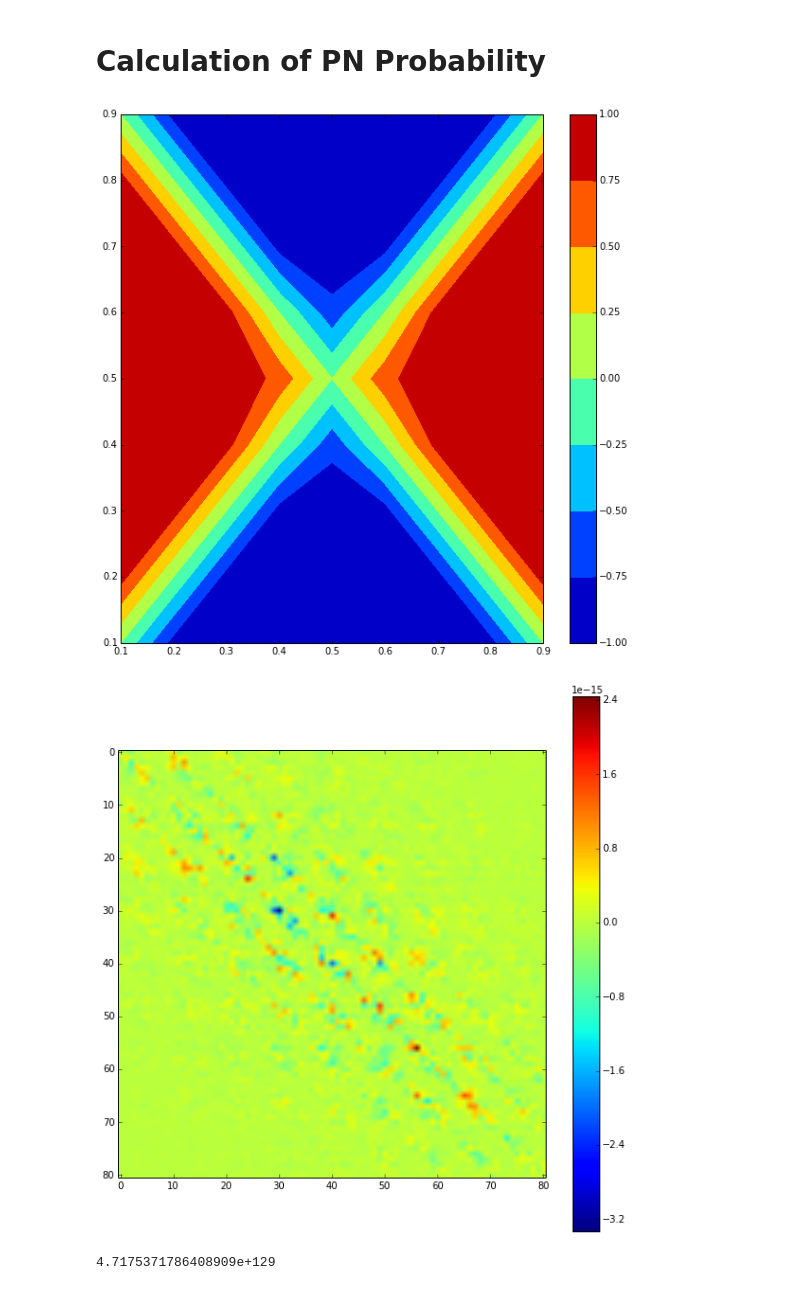
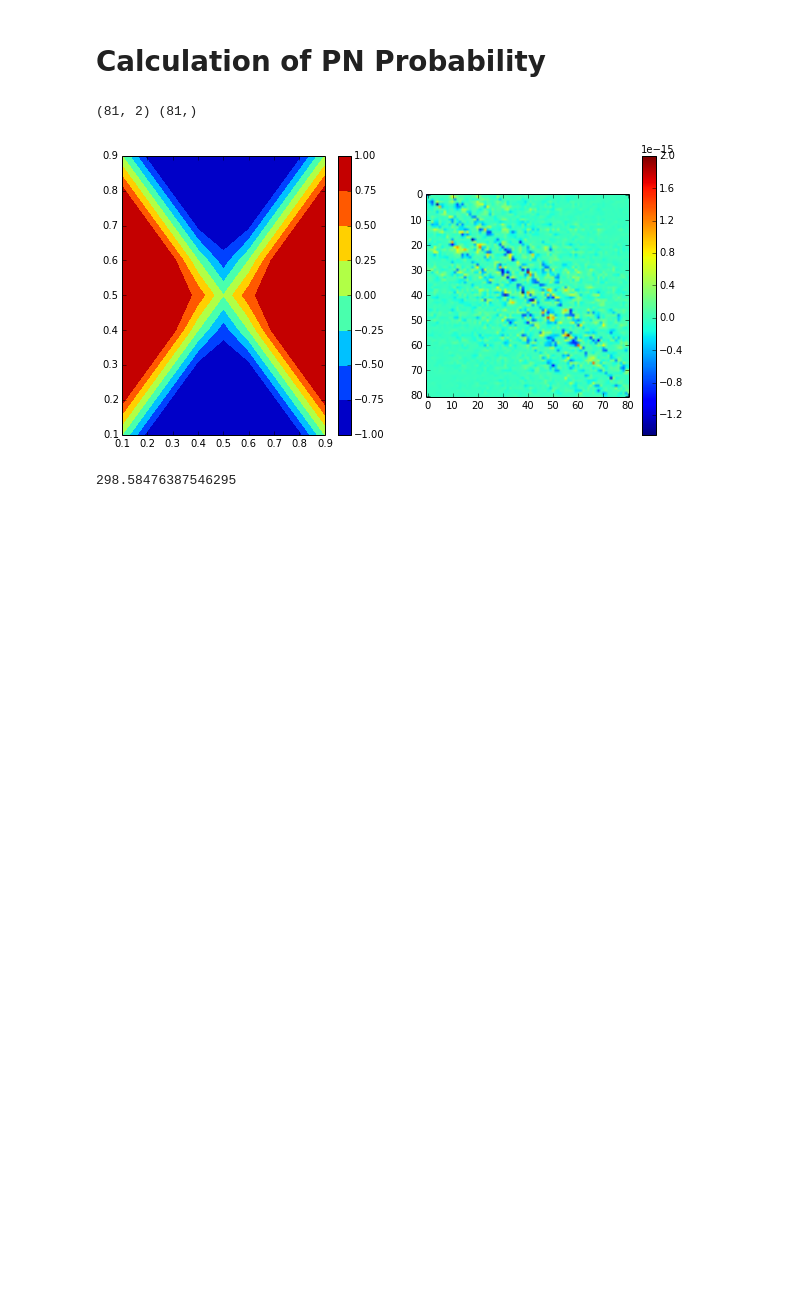
Before and after one commit to jcockayne/bayesian_pdes, a Jupyter notebook: notebooks/Allen-Cahn.ipynb, the cells around one changed output. Cells and saved outputs as stored; diff of their text form; code cells hidden in the pictures; blank space fills up the shorter version.

Commit message:
Work on speeding up the collocation code (order of magnitude improvement!). Illustrate samples of the mean function when sampling z.

```diff
--- a/notebooks/Allen-Cahn.ipynb
+++ b/notebooks/Allen-Cahn.ipynb
@@ -229,0 +259,3 @@ INFO:UFL:Adjusting missing element domain to <Domain built from <triangle cell i
+# %%
+delta = 0.04
+solutions = find_solutions(delta, 100, max_solutions=3, stop_on_divergence=True, plot_solutions=False)
@@ -230,5 +264,5 @@ INFO:UFL:Adjusting missing element domain to <Domain built from <triangle cell i
 # %%
-z = compute_latent(collocate_interior, 0.04, solutions)
+z = compute_latent(collocate_interior, delta, solutions)
 # %%
 def collocate_latent(z, delta):
     obs = [
@@ -237,10 +271,10 @@ def collocate_latent(z, delta):
         (collocate_boundary, boundary_obs)
     ]
 
-    #ops_subs = substitute(ops, {d: delta})
-    #ops_bar_subs = substitute(ops_bar, {d: delta})
-    ops_subs = ops
-    ops_bar_subs = ops_bar
+    ops_subs = substitute(ops, {d: delta})
+    ops_bar_subs = substitute(ops_bar, {d: delta})
+    #ops_subs = ops
+    #ops_bar_subs = ops_bar
 
     posterior = bayesian_pdes.collocate(ops_subs, ops_bar_subs, k, symbols, obs)
 
@@ -297,9 +340,7 @@ sample_latent(test, n_samples=4)
 # %% [markdown]
 # Calculation of PN Probability
 # %%
-
-
-def p_pn(true_obs, posterior, sigma, debug=False, plot=False):
+def log_p_pn(true_obs, posterior, sigma, debug=False, plot=False):
     """
     true_obs: Tuple of observation locations and observation values for the true solution u
     delta: The current value of the parameter delta
@@ -310,11 +351,12 @@ def p_pn(true_obs, posterior, sigma, debug=False, plot=False):
     true_locations, y = true_obs
     mu, Sigma = posterior(true_locations)
     if plot:
-        plt.figure(figsize=(10,10))
+        plt.figure(figsize=(10,5))
+        plt.subplot(121)
         plot_mean(true_locations, mu)
         plt.colorbar()
 
-        plt.figure(figsize=(10,10))
+        plt.subplot(122)
         plt.colorbar(plt.imshow(Sigma, interpolation=None))
         plt.show()
 
@@ -333,7 +375,7 @@ def p_pn(true_obs, posterior, sigma, debug=False, plot=False):
         print 'Average abs. error: {}'.format(np.mean(np.abs(y-mu)))
         print 'Exponent: {} Fractional: {}'.format(exponent, fractional)
 
-    return scipy.stats.multivariate_normal.pdf(y, mean=mu, cov=Sigma_plus_error)
+    return scipy.stats.multivariate_normal.logpdf(y, mean=mu, cov=Sigma_plus_error)
     #return 1./np.sqrt(fractional) * np.exp(exponent)
 # %%
 n_true_points = 25
@@ -343,8 +385,8 @@ true_obs = (collocate_interior, tmp)
 # %%
 z = compute_latent(collocate_interior, 0.04, solutions)
 posterior = collocate_latent(z[:,0], 0.04)
-p_pn(true_obs, posterior, 0.01, False, True)
+log_p_pn(true_obs, posterior, 0.01, debug=False, plot=True)
 # %% [output]
+(81, 2) (81,)
-[figure, old version]
+[figure, new version]
-[figure, removed]
-4.7175371786408909e+129
+298.58476387546295
```
Also changed, not shown: parts of 14 cells of this notebook, 3 other files.
